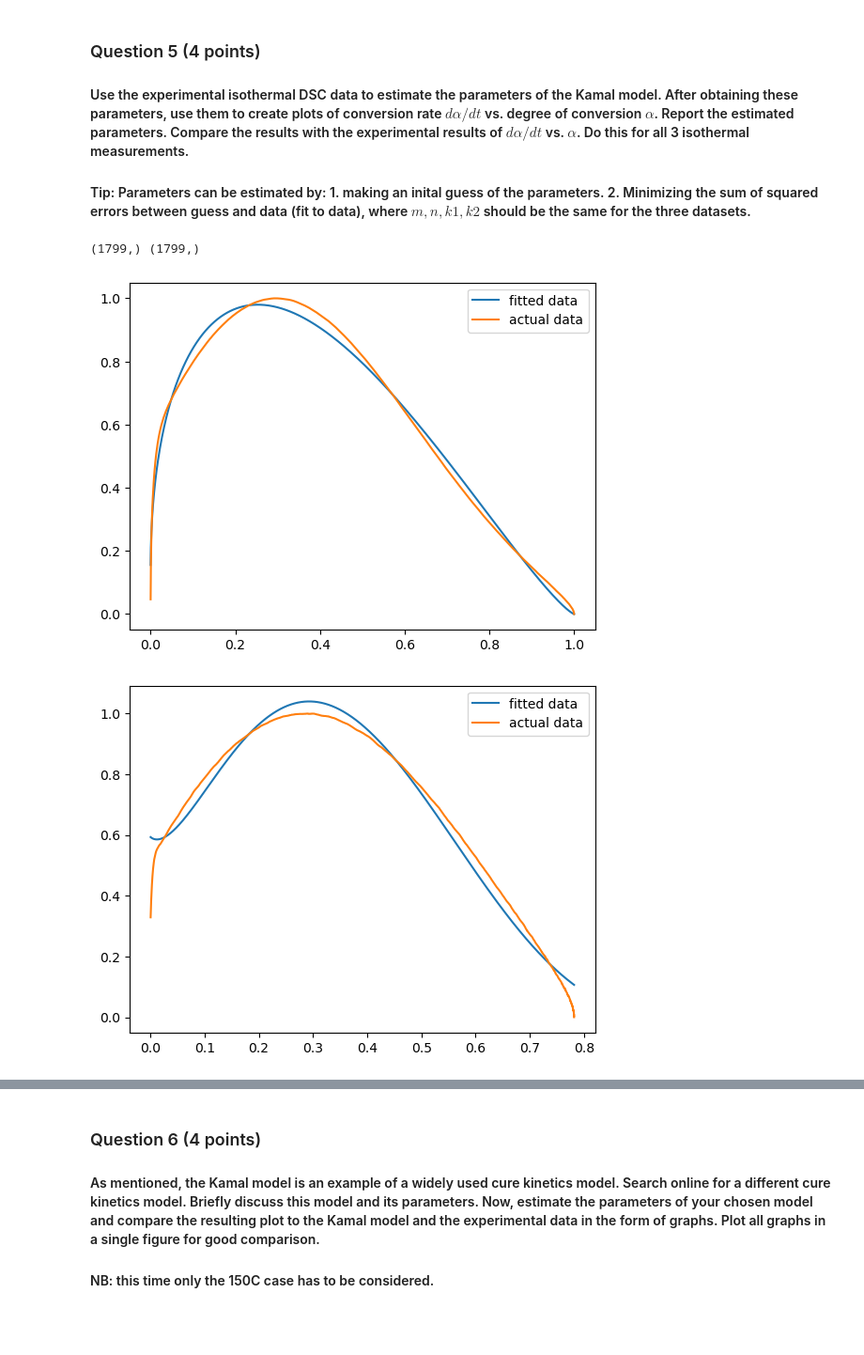
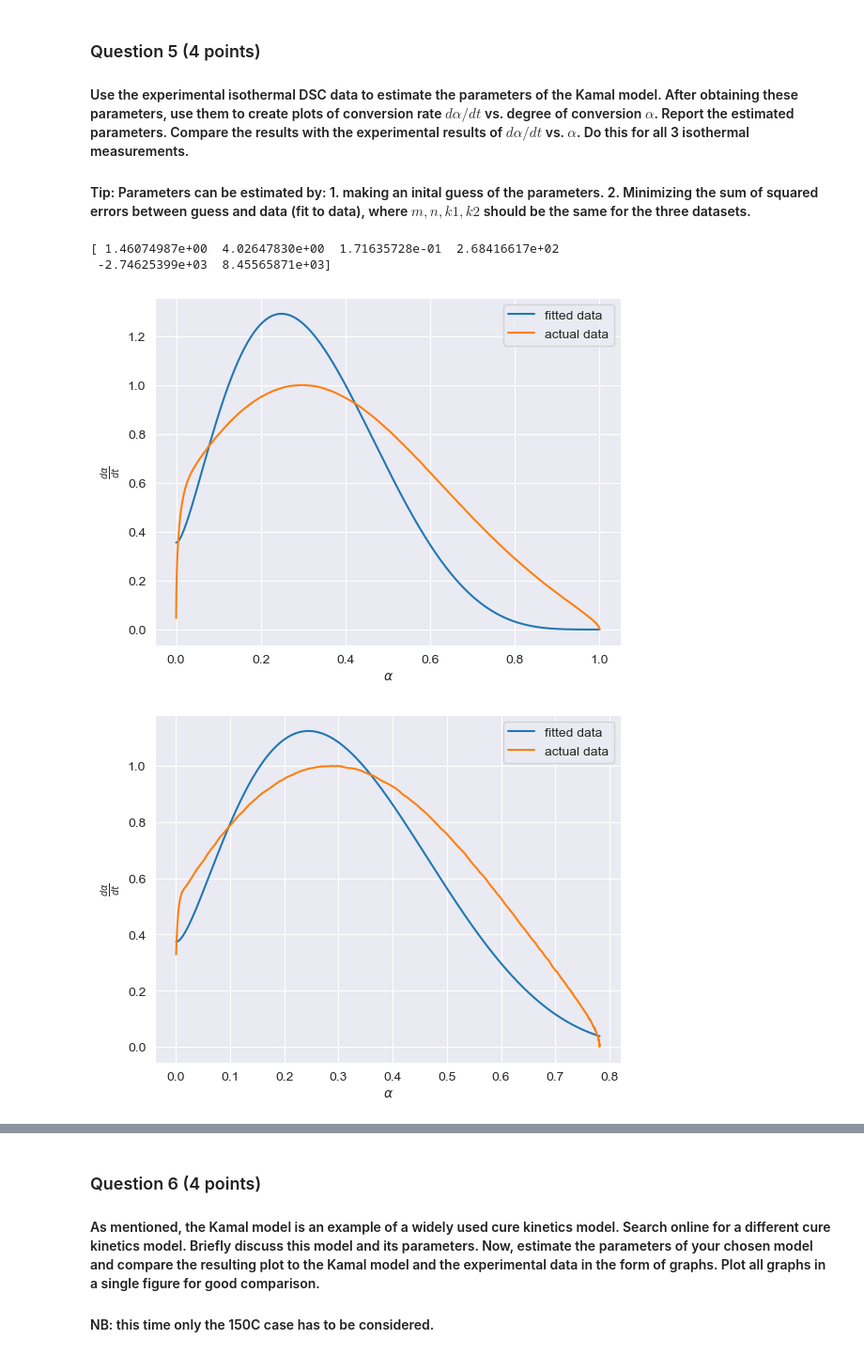
Before and after one commit to ocarpentier/PCM, a Jupyter notebook: Curekinetics/Cure Kinetics PCM.ipynb, the cells around one changed output, grey strips where cells are left out. Shown at 94% size. Drawn from its saved outputs; the diff is of its cells as text; code cells hidden in the pictures; blank space fills up the shorter version.

```diff
--- a/Curekinetics/Cure Kinetics PCM.ipynb
+++ b/Curekinetics/Cure Kinetics PCM.ipynb
@@ -152,48 +152,74 @@ The final degree of cure is shown lower in a lower curing temperature even thoug
 #### Tip: Parameters can be estimated by: 1. making an inital guess of the parameters. 2. Minimizing the sum of squared errors between guess and data (fit to data), where $m, n, k1, k2$ should be the same for the three datasets.
 # %%
 from scipy.optimize import curve_fit
+
 def kamal(x,m,n,A1,A2,E1,E2):
+    alpha = x[0,:]
+    T = x[1,:]
     R = 8.314
-    T = 303.25
     k1 = A1*np.exp(-E1/R/T)
     k2 = A2*np.exp(-E2/R/T)
-    dadt = (k1+k2*x**m)*(1-x)**n
+    dadt = (k1+k2*alpha**m)*(1-alpha)**n
     return dadt
 
 #get the data to which to find best fit
 y11_train = y11/y11.max()
 y12_train = y12/y12.max()
 y13_train = y13/y13.max()
+y11_train =y11_train[1::]
+y12_train =y12_train[1::]
+y13_train =y13_train[1::]
+
+##Get x data in shape [2,M]
+X1 = np.concatenate((alpha11,alpha12,alpha13))
+T1 = np.ones(alpha11.shape)*(273.25+180)
+T2 = np.ones(alpha12.shape)*(273.25+150)
+T3 = np.ones(alpha13.shape)*(273.25+ 120)
+X2 = np.concatenate((T1,T2,T3))
 
 
-print(alpha11.shape,y11_train[1::].shape)
-params = curve_fit(kamal,alpha11,y11_train[1::],p0=[0.0002,0.0047,1.08,1.14,0.5,0.5],maxfev=int(10e4))[0]
+X = np.vstack((X1,X2))
+Y = np.concatenate((y11_train,y12_train,y13_train))
+
+X11 = np.vstack((alpha11,T1))
+X12 = np.vstack((alpha12,T2))
+X13 = np.vstack((alpha13,T3))
+#p0=[0.0002,0.0047,1.08,1.14,0.5,0.5],
+params = curve_fit(kamal,X,Y,p0=[ 1.46078618e+00 , 4.02655620e+00 , 1.71733278e-01 , 2.68381284e+02,-2.74442507e+03 , 8.45495927e+03],maxfev=int(10e4),ftol=1e-09)[0]
 m11,n11,A1_11,A2_11,E1_11,E2_11 = params
 
-params = curve_fit(kamal,alpha12,y12_train[1::],p0=[0.0002,0.0047,1.08,1.14,0.5,0.5],maxfev=int(10e4))[0]
-m12,n12,A1_12,A2_12,E1_12,E2_12 = params
+print(params)
 
-params = curve_fit(kamal,alpha13,y13_train[1::],p0=[0.0002,0.0047,1.08,1.14,0.5,0.5],maxfev=int(10e4))[0]
-m13,n13,A1_13,A2_13,E1_13,E2_13 = params
+y_fit = kamal(X11,m11,n11,A1_11,A2_11,E1_11,E2_11)
+# plt.plot(alpha11,y_fit,label='fitted data')
+# plt.plot(alpha11,y11_train,label='actual data')
+x1 = np.vstack((alpha11,T1))
+x2 = np.vstack((alpha12,T2))
+x3 = np.vstack((alpha13,T3))
+y_fit1 = kamal(x1,m11,n11,A1_11,A2_11,E1_11,E2_11)
+y_fit2 = kamal(x2,m11,n11,A1_11,A2_11,E1_11,E2_11)
+y_fit3 = kamal(x3,m11,n11,A1_11,A2_11,E1_11,E2_11)
 
-y_fit = kamal(alpha11,m11,n11,A1_11,A2_11,E1_11,E2_11)
-plt.plot(alpha11,y_fit,label='fitted data')
-plt.plot(alpha11,y11_train[1::],label='actual data')
+plt.plot(alpha11,y_fit1,label='fitted data')
+plt.plot(alpha11,y11_train,label='actual data')
+plt.ylabel('$\\frac{d \\alpha}{dt}$')
+plt.xlabel('$\\alpha$')
 plt.legend()
 plt.show()
-
-y_fit = kamal(alpha12,m12,n12,A1_12,A2_12,E1_12,E2_12)
-plt.plot(alpha12,y_fit,label='fitted data')
-plt.plot(alpha12,y12_train[1::],label='actual data')
+plt.plot(alpha12,y_fit2,label='fitted data')
+plt.plot(alpha12,y12_train,label='actual data')
+plt.ylabel('$\\frac{d \\alpha}{dt}$')
+plt.xlabel('$\\alpha$')
 plt.legend()
 plt.show()
-
-y_fit = kamal(alpha13,m13,n13,A1_13,A2_13,E1_13,E2_13)
-plt.plot(alpha13,y_fit,label='fitted data')
-plt.plot(alpha13,y13_train[1::],label='actual data')
+plt.plot(alpha13,y_fit3,label='fitted data')
+plt.plot(alpha13,y13_train,label='actual data')
+plt.ylabel('$\\frac{d \\alpha}{dt}$')
+plt.xlabel('$\\alpha$')
 plt.legend()
 plt.show()
 # %% [output]
-(1799,) (1799,)
+[ 1.46074987e+00  4.02647830e+00  1.71635728e-01  2.68416617e+02
+ -2.74625399e+03  8.45565871e+03]
-[figure, old version]
+[figure, new version]
-[figure, old version]
+[figure, new version]
```
Also changed, not shown: parts of 5 cells of this notebook, 1 other file.
